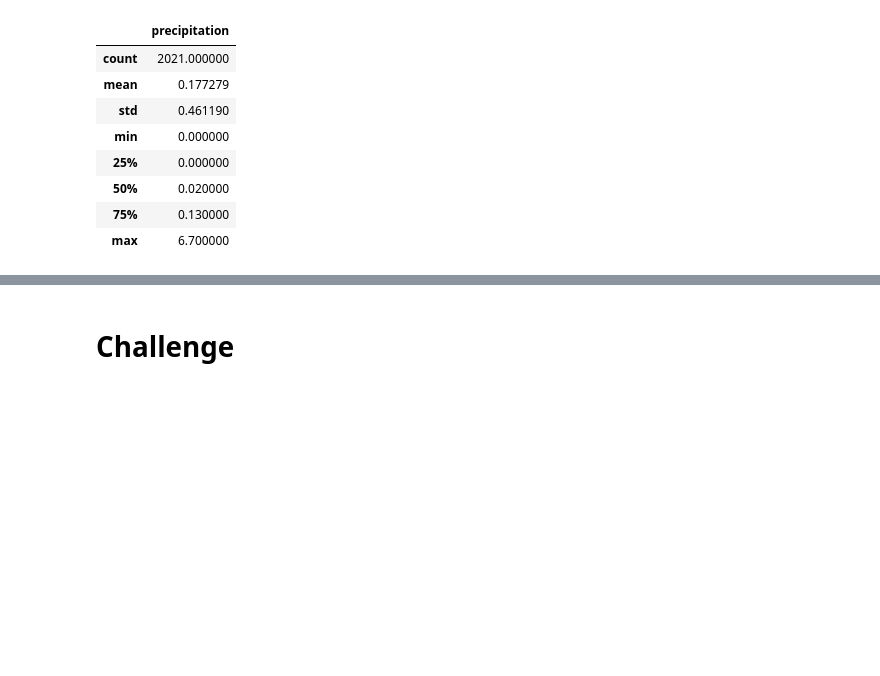
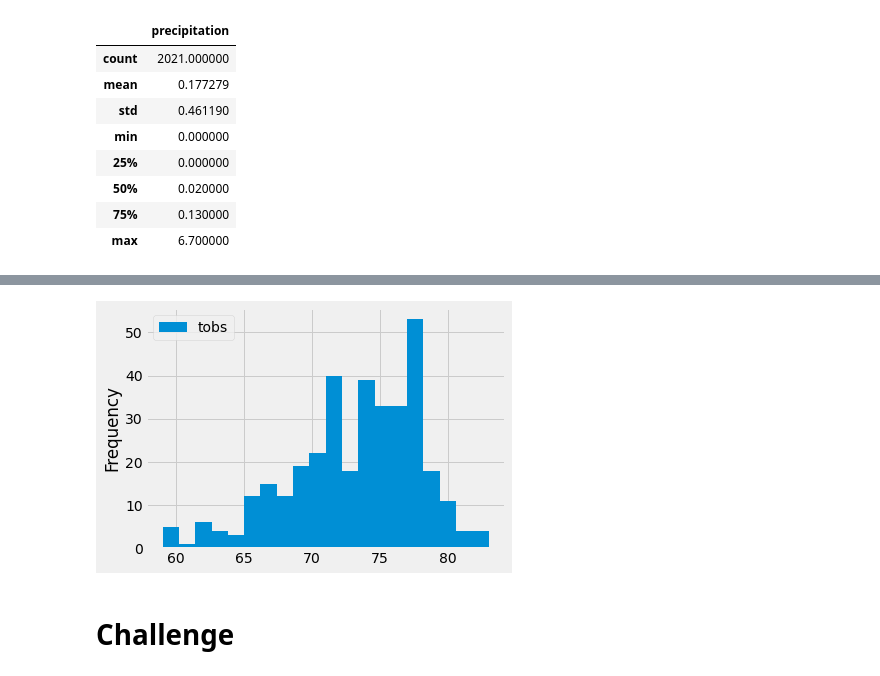
Before and after one commit to JoyRichardson/surfs_up, a Jupyter notebook: climate_analysis.ipynb, the cells around one changed output, grey strips where cells are left out. Cells and saved outputs as stored; diff of their text form; code cells hidden in the pictures; blank space fills up the shorter version.

```diff
--- a/climate_analysis.ipynb
+++ b/climate_analysis.ipynb
@@ -101,3 +158,9 @@ df.describe()
+# %%
+# Plot the results as a histogram, dividing into bins
+df.plot.hist(bins=20)
+plt.tight_layout()
+# %% [output]
+[figure, added]
 # %%
 # Write a function called `calc_temps` that will accept start date and end date in the format '%Y-%m-%d'
 # and return the minimum, average, and maximum temperatures for that range of dates
```
Also changed, not shown: parts of 8 cells of this notebook.
